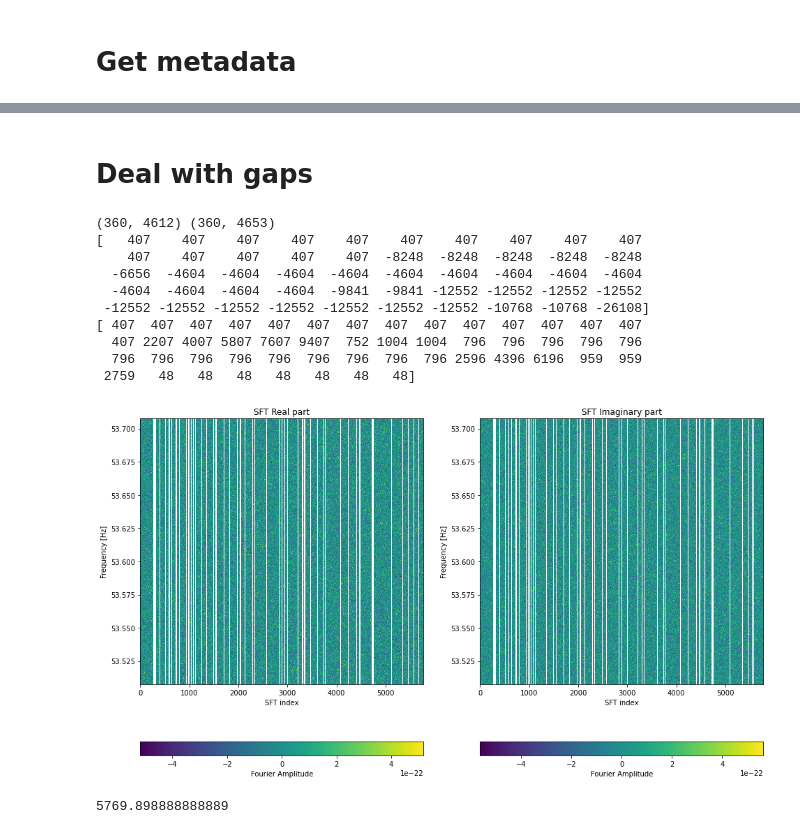
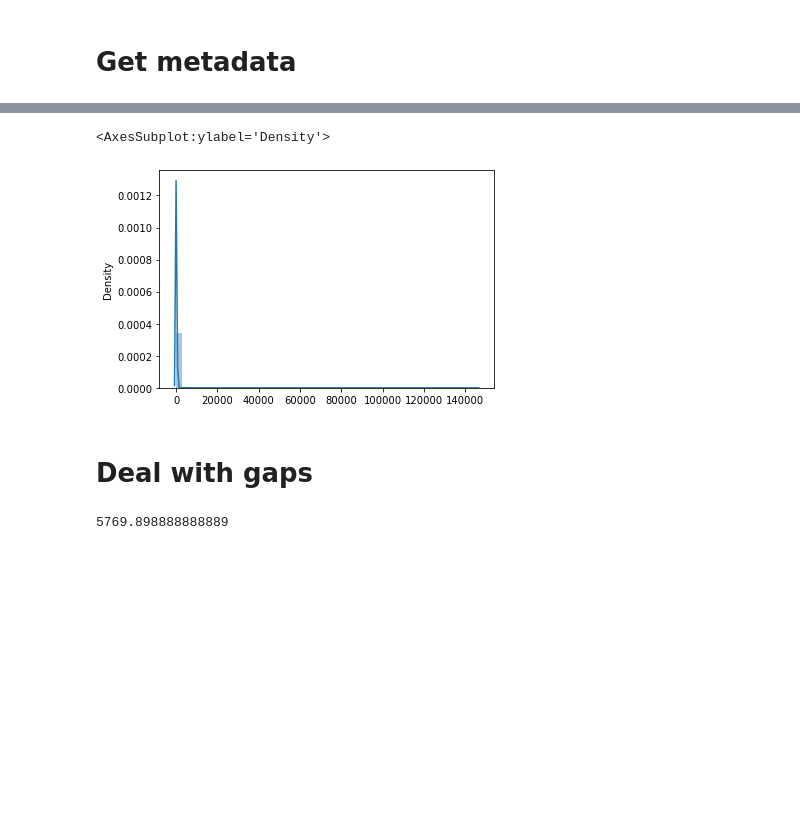
Before and after one commit to analokmaus/kaggle-g2net-2022-private, a Jupyter notebook: 01_eda.ipynb, the cells around one changed output, grey strips where cells are left out. Drawn from its saved outputs; the diff is of its cells as text; code cells hidden in the pictures; blank space fills up the shorter version.

```diff
--- a/01_eda.ipynb
+++ b/01_eda.ipynb
@@ -119,3 +216,8 @@ signal_summary.describe()
+# %%
+sns.distplot(signal_summary['max_h1'].values)
+# %% [output]
+<AxesSubplot:ylabel='Density'>
+[figure, added]
 # %% [markdown]
 # Deal with gaps
 # %%
@@ -172,33 +274,21 @@ def plot_real_imag_spectrograms(timestamps, frequency, fourier_data):
 
     return fig, axs
 # %%
-gid = df.iloc[0].id
-fname = Path('input/g2net-detecting-continuous-gravitational-waves/train')/f'{gid}.pickle'
-with open(fname, 'rb') as fp:
-    f = pickle.load(fp)
-    freq = list(f[gid]['frequency_Hz'])
-    sig_h1, time_h1 = f[gid]['H1']['SFTs'], np.array(f[gid]['H1']['timestamps_GPS'])
-    sig_l1, time_l1 = f[gid]['L1']['SFTs'], np.array(f[gid]['L1']['timestamps_GPS'])
-    print(sig_h1.shape, sig_l1.shape)
-    print(time_h1[:50] - time_l1[:50])
-    plot_real_imag_spectrograms_with_gaps(time_h1, freq, sig_h1, 1800)
-    # time_h1_true, sig_h1_true = add_gaps(time_h1, sig_h1, 1800)
-    # time_l1_true, sig_l1_true = add_gaps(time_l1, sig_l1, 1800)
-    match_idx = np.searchsorted(time_l1, time_h1) - 1
-    # print(match_idx)
-    print(time_h1[:50] - time_l1[match_idx][:50])
+# gid = df.iloc[0].id
+# fname = Path('input/g2net-detecting-continuous-gravitational-waves/train')/f'{gid}.pickle'
+# with open(fname, 'rb') as fp:
+#     f = pickle.load(fp)
+#     freq = list(f[gid]['frequency_Hz'])
+#     sig_h1, time_h1 = f[gid]['H1']['SFTs'], np.array(f[gid]['H1']['timestamps_GPS'])
+#     sig_l1, time_l1 = f[gid]['L1']['SFTs'], np.array(f[gid]['L1']['timestamps_GPS'])
+#     print(sig_h1.shape, sig_l1.shape)
+#     print(time_h1[:50] - time_l1[:50])
+#     plot_real_imag_spectrograms_with_gaps(time_h1, freq, sig_h1, 1800)
+#     # time_h1_true, sig_h1_true = add_gaps(time_h1, sig_h1, 1800)
+#     # time_l1_true, sig_l1_true = add_gaps(time_l1, sig_l1, 1800)
+#     match_idx = np.searchsorted(time_l1, time_h1) - 1
+#     # print(match_idx)
+#     print(time_h1[:50] - time_l1[match_idx][:50])
-# %% [output]
-(360, 4612) (360, 4653)
-[   407    407    407    407    407    407    407    407    407    407
-    407    407    407    407    407  -8248  -8248  -8248  -8248  -8248
-  -6656  -4604  -4604  -4604  -4604  -4604  -4604  -4604  -4604  -4604
-  -4604  -4604  -4604  -4604  -9841  -9841 -12552 -12552 -12552 -12552
- -12552 -12552 -12552 -12552 -12552 -12552 -12552 -10768 -10768 -26108]
-[ 407  407  407  407  407  407  407  407  407  407  407  407  407  407
-  407 2207 4007 5807 7607 9407  752 1004 1004  796  796  796  796  796
-  796  796  796  796  796  796  796  796  796 2596 4396 6196  959  959
- 2759   48   48   48   48   48   48   48]
-[figure, removed]
 # %%
 (time_h1[-1] - time_h1[0]) / 1800
 # %% [output]
```
Also changed, not shown: parts of 12 cells of this notebook, 25 other files.
